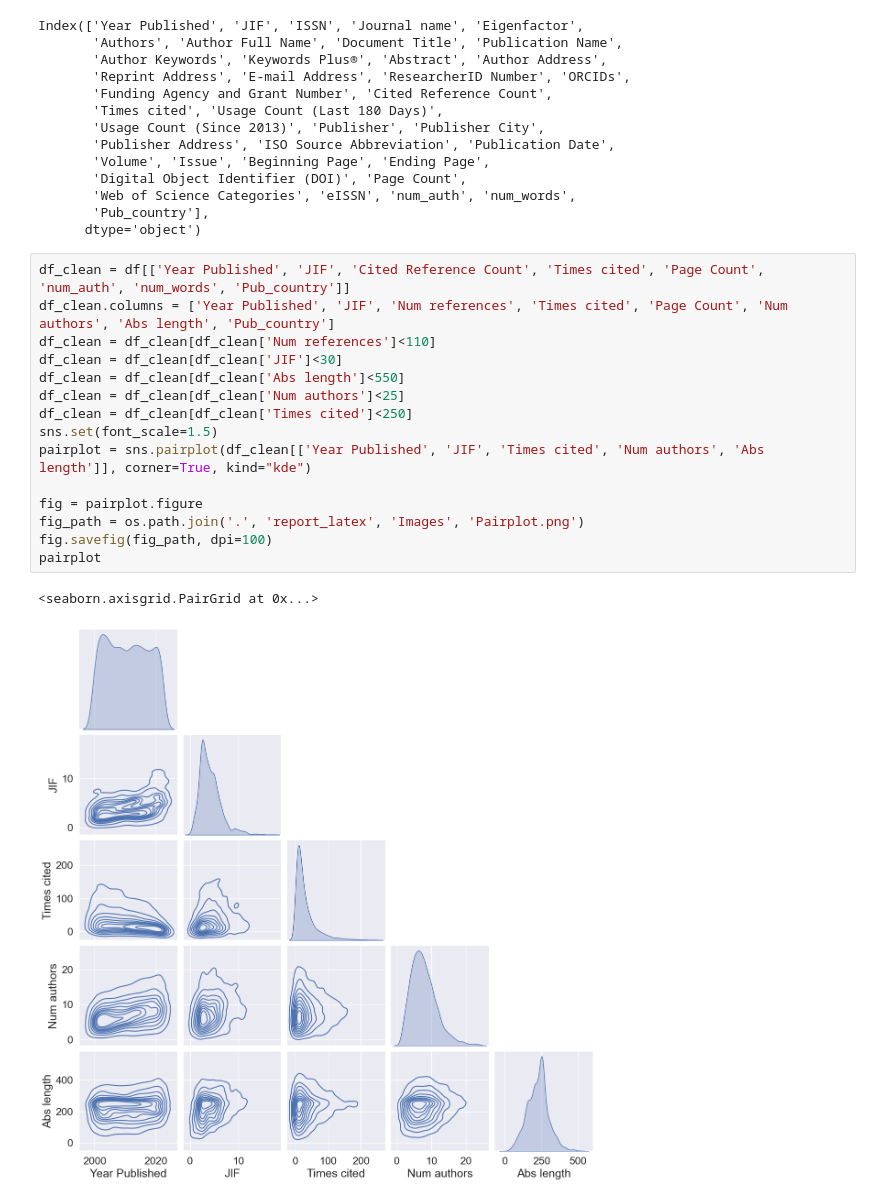
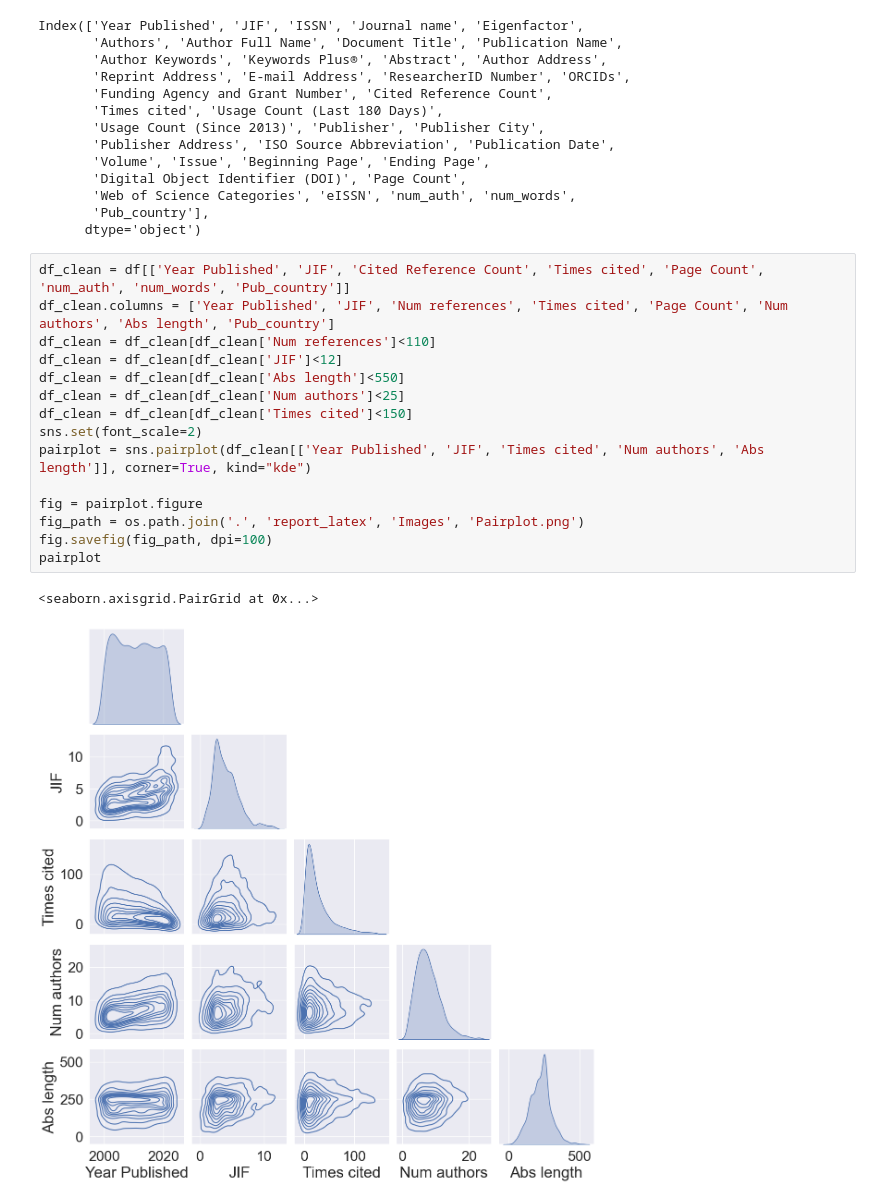
Before and after one commit to ArtemChemist/w266_project, a Jupyter notebook: EDA.ipynb, the cells around one changed output. Cells and saved outputs as stored; diff of their text form.

```diff
--- a/EDA.ipynb
+++ b/EDA.ipynb
@@ -202,18 +202,18 @@ Index(['Year Published', 'JIF', 'ISSN', 'Journal name', 'Eigenfactor',
 # %%
 df_clean = df[['Year Published', 'JIF', 'Cited Reference Count', 'Times cited', 'Page Count', 'num_auth', 'num_words', 'Pub_country']]
 df_clean.columns = ['Year Published', 'JIF', 'Num references', 'Times cited', 'Page Count', 'Num authors', 'Abs length', 'Pub_country']
 df_clean = df_clean[df_clean['Num references']<110]
-df_clean = df_clean[df_clean['JIF']<30]
+df_clean = df_clean[df_clean['JIF']<12]
 df_clean = df_clean[df_clean['Abs length']<550]
 df_clean = df_clean[df_clean['Num authors']<25]
-df_clean = df_clean[df_clean['Times cited']<250]
-sns.set(font_scale=1.5)
+df_clean = df_clean[df_clean['Times cited']<150]
+sns.set(font_scale=2)
 pairplot = sns.pairplot(df_clean[['Year Published', 'JIF', 'Times cited', 'Num authors', 'Abs length']], corner=True, kind="kde")
 
 fig = pairplot.figure
 fig_path = os.path.join('.', 'report_latex', 'Images', 'Pairplot.png')
 fig.savefig(fig_path, dpi=100)
 pairplot
 # %% [output]
 <seaborn.axisgrid.PairGrid at 0x...>
-[figure, old version]
+[figure, new version]
```
Also changed, not shown: 2 other files.
